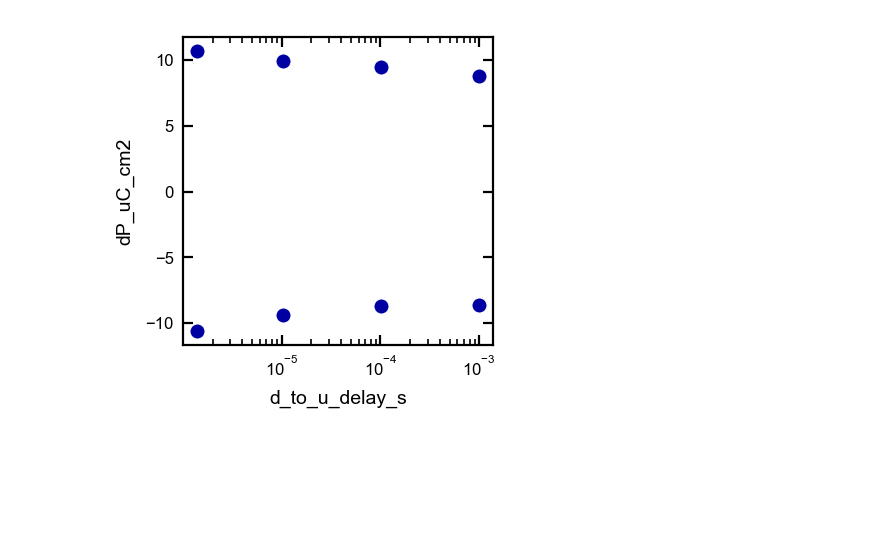
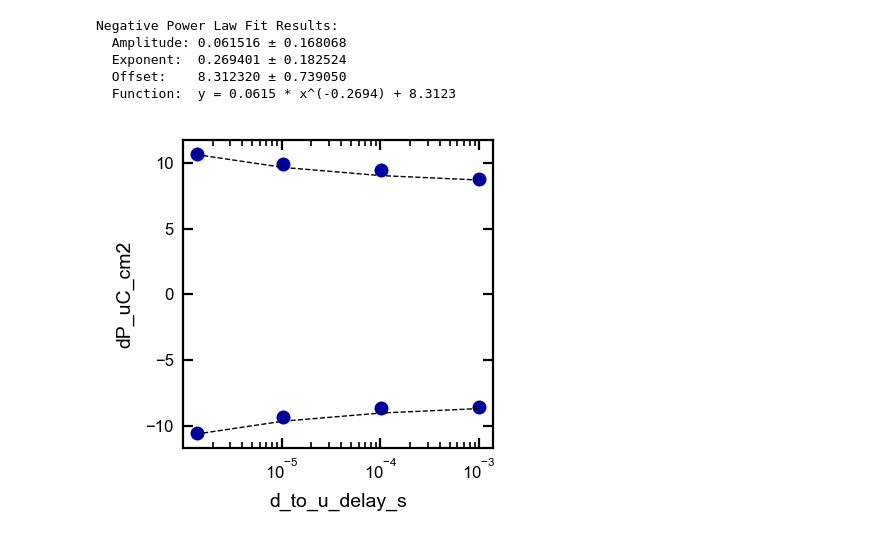
Before and after one commit to meisep/Shepherd_0.1, a Jupyter notebook: Analysis/uduu_autoanalysis_notebook.ipynb, the cells around one changed output. Drawn from its saved outputs; the diff is of its cells as text; code cells hidden in the pictures; blank space fills up the shorter version.

```diff
--- a/Analysis/uduu_autoanalysis_notebook.ipynb
+++ b/Analysis/uduu_autoanalysis_notebook.ipynb
@@ -427,18 +371,27 @@ Results saved to: C:\Users\petermeisenheimer\Shepherd\data\SP024\A6-cd10\ret1\ud
 # %%
 ######RET plot
 fig, ax = plt.subplots(1,1, figsize = (2,2), dpi=200)
 sns.scatterplot(data=df, x=df['d_to_u_delay_s'], y='dP_uC_cm2', s=30, c=twocolors[0])
 ax.set_xscale('log')
 
-# result = fit_tanh(df['d_to_u_delay'], abs(df['dP_uC_cm2']))
+result = fit_power_law(df['d_to_u_delay_s'], abs(df['dP_uC_cm2']))
 # cent = result['center']
 # ax.text(0.5,0.0*np.max(result['fit_curve']),rf'Vc:{cent:.3f}')
-# half = int(len(df['d_to_u_delay'])/2)
-# ax.plot(df['nd_amplitude'][:half],
-#         result['fit_curve'][:half],
-#         'k--', lw=0.5)
+half = int(len(df['d_to_u_delay_s'])/2)
+ax.plot(df['d_to_u_delay_s'][:half],
+        result['fit_curve'][:half],
+        'k--', lw=0.5)
+
+ax.plot(df['d_to_u_delay_s'][:half],
+        -result['fit_curve'][:half],
+        'k--', lw=0.5)
 
 ax.set_facecolor('white')
 fig.savefig(f'{shepherd_data+sample_directory}plot.png')
 # %% [output]
+Negative Power Law Fit Results:
+  Amplitude: 0.061516 ± 0.168068
+  Exponent:  0.269401 ± 0.182524
+  Offset:    8.312320 ± 0.739050
+  Function:  y = 0.0615 * x^(-0.2694) + 8.3123
-[figure, old version]
+[figure, new version]
```
Also changed, not shown: parts of 3 cells of this notebook, 10 other files.
